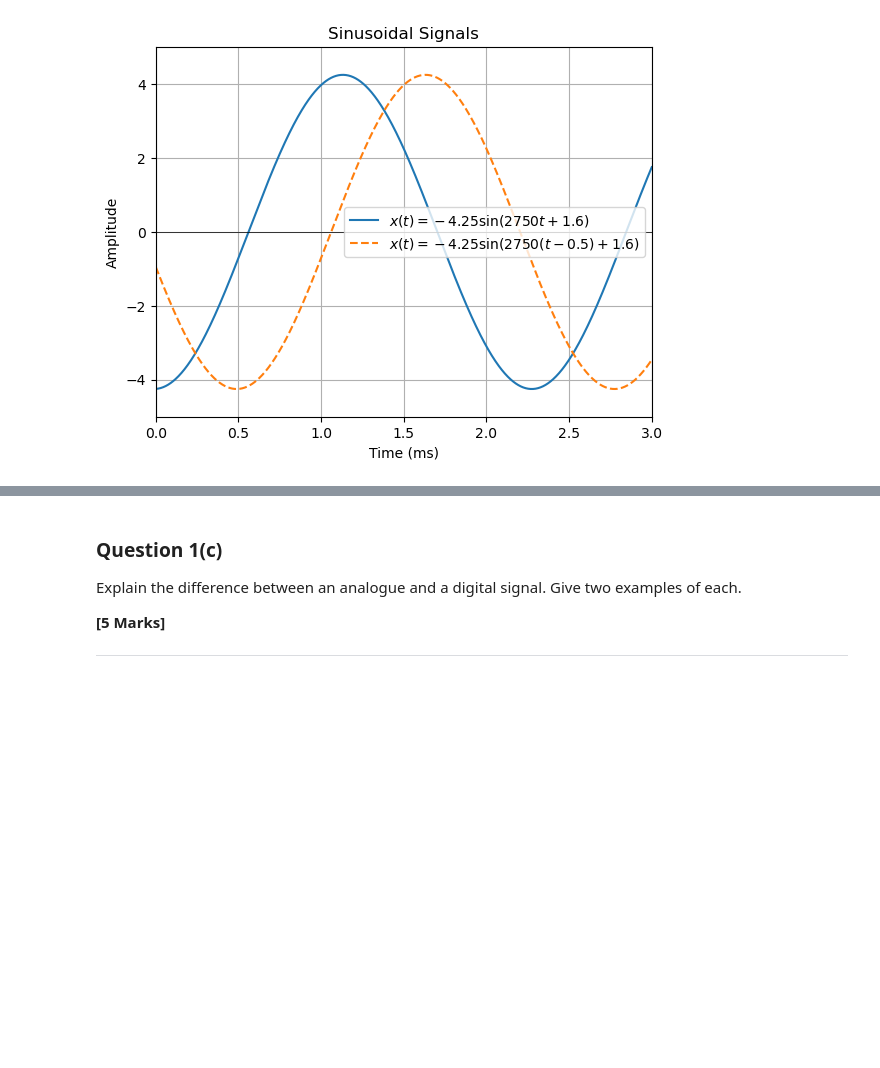
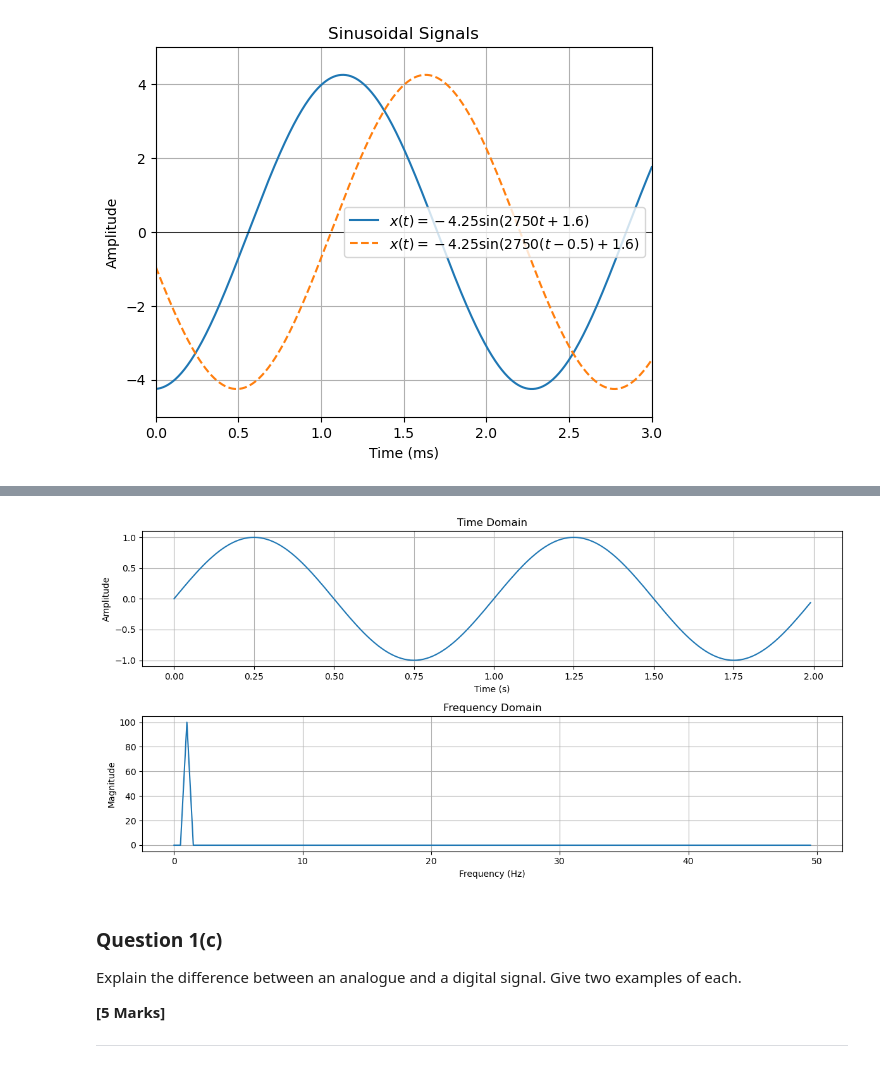
Before and after one commit to SDevTutors/learn-computer-networking, a Jupyter notebook: exam-papers/2023-data-communications-cone07001-solution.ipynb, the cells around one changed output, grey strips where cells are left out. Drawn from its saved outputs; the diff is of its cells as text; code cells hidden in the pictures; blank space fills up the shorter version.

```diff
--- a/exam-papers/2023-data-communications-cone07001-solution.ipynb
+++ b/exam-papers/2023-data-communications-cone07001-solution.ipynb
@@ -170,6 +170,49 @@ Explain how a frequency domain view could be generated from a time series repres
 **[6 Marks]**
 
 ---
+# %%
+import numpy as np
+import matplotlib.pyplot as plt
+from scipy.fft import fft, fftfreq
+
+# Define the parameters
+amplitude = 1.0
+frequency = 1.0  # Frequency in Hz
+sampling_rate = 100.0  # Sampling rate in Hz
+duration = 2.0  # Duration in seconds
+
+# Generate the time vector
+t = np.linspace(0, duration, int(sampling_rate * duration), endpoint=False)
+
+# Generate the signal in the time domain
+x_t = amplitude * np.sin(2 * np.pi * frequency * t)
+
+# Compute the Fourier Transform to get the frequency domain representation
+x_f = fft(x_t)
+frequencies = fftfreq(len(t), 1 / sampling_rate)
+
+# Plot the signal in the time domain
+plt.figure(figsize=(12, 6))
+
+plt.subplot(2, 1, 1)
+plt.plot(t, x_t)
+plt.title('Time Domain')
+plt.xlabel('Time (s)')
+plt.ylabel('Amplitude')
+plt.grid(True)
+
+# Plot the signal in the frequency domain
+plt.subplot(2, 1, 2)
+plt.plot(frequencies[:len(frequencies)//2], np.abs(x_f)[:len(frequencies)//2])
+plt.title('Frequency Domain')
+plt.xlabel('Frequency (Hz)')
+plt.ylabel('Magnitude')
+plt.grid(True)
+
+plt.tight_layout()
+plt.show()
+# %% [output]
+[figure, added]
 # %% [markdown]
 
 ### Question 1(c)
```
Also changed, not shown: parts of 26 cells of this notebook, 1 other file.
